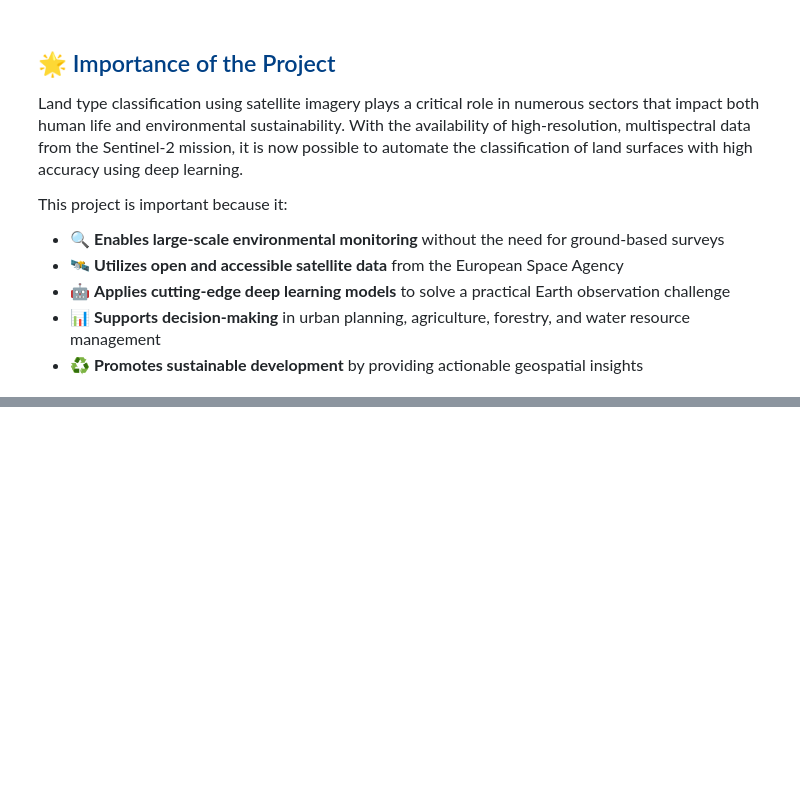
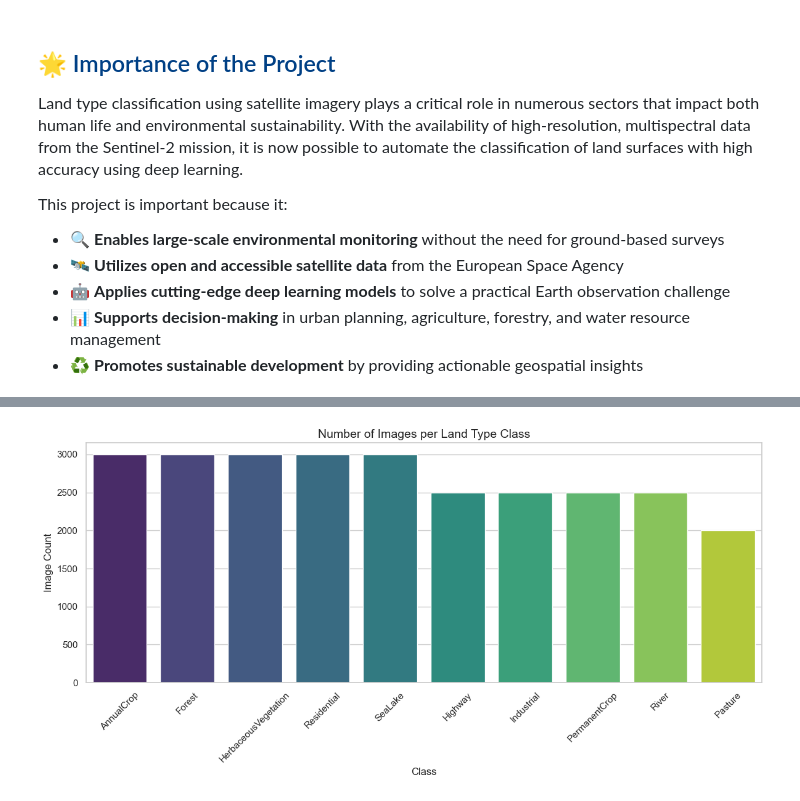
Before and after one commit to Boudy2002/LTC, a Jupyter notebook: main.ipynb, the cells around one changed output, grey strips where cells are left out. Saved outputs shown, nothing was run; the diff lists cells and outputs as text; code cells hidden in the pictures; blank space fills up the shorter version.

```diff
--- a/main.ipynb
+++ b/main.ipynb
@@ -56,0 +170,20 @@ import numpy as np
+# %%
+class_counts = {}
+for class_name in class_names:
+    class_path = os.path.join(DATASET_DIR, class_name)
+    image_files = [f for f in os.listdir(class_path) if f.endswith(".jpg")]
+    class_counts[class_name] = len(image_files)
+
+df_counts = pd.DataFrame(list(class_counts.items()), columns=['Class', 'Image Count'])
+df_counts = df_counts.sort_values(by='Image Count', ascending=False)
+
+plt.figure(figsize=(12, 6))
+sns.barplot(x='Class', y='Image Count', data=df_counts, palette='viridis')
+plt.title('Number of Images per Land Type Class', fontsize=14)
+plt.xlabel('Class')
+plt.ylabel('Image Count')
+plt.xticks(rotation=45)
+plt.tight_layout()
+plt.show()
+# %% [output]
+[figure, added]
```
Also changed, not shown: parts of 11 cells of this notebook.
